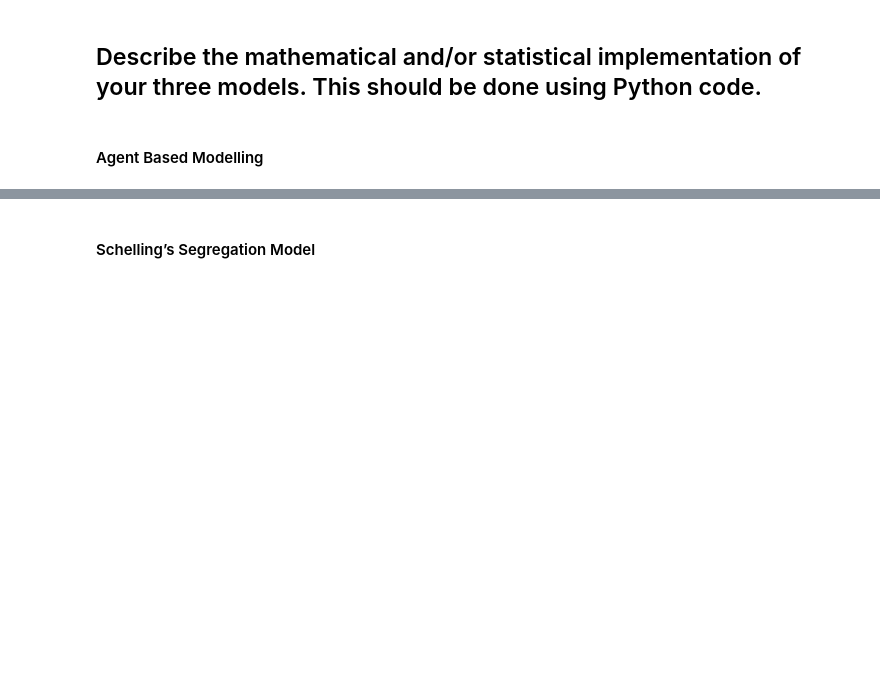
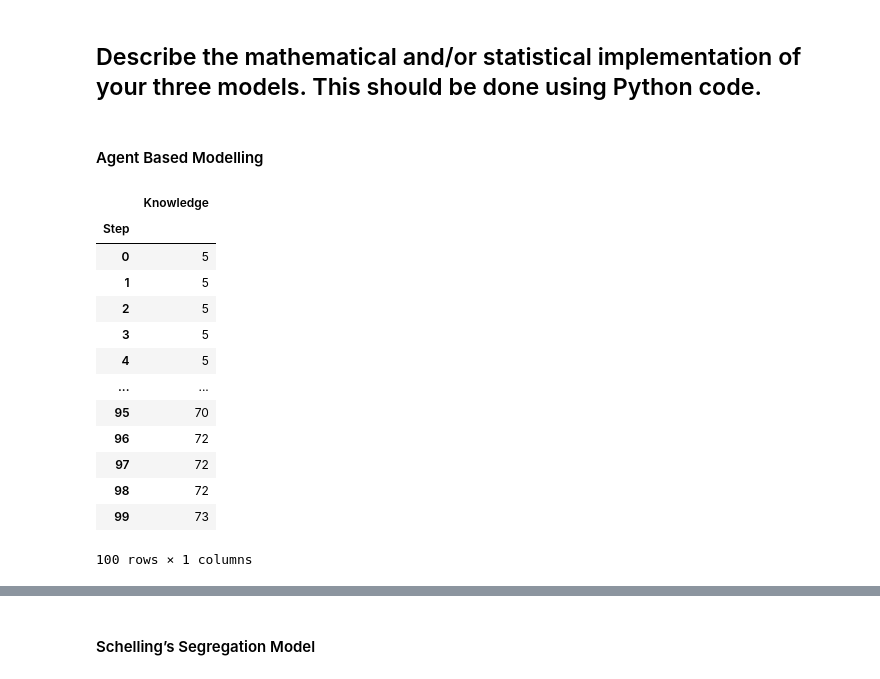
Before and after one commit to JordanBoulous/41189-assignment-template, a Jupyter notebook: 41189 Modelling Assignment.ipynb, the cells around one changed output, grey strips where cells are left out. Drawn from its saved outputs; the diff is of its cells as text; code cells hidden in the pictures; blank space fills up the shorter version.

```diff
--- a/41189 Modelling Assignment.ipynb
+++ b/41189 Modelling Assignment.ipynb
@@ -169,0 +212,59 @@ Similarly, the 'riot' action could be identified as wearing a mask. It is safe t
+# %%
+#let's define a function which is able to count, at each step, how many agents
+#are aware of the product.
+
+def compute_informed(model):
+    return  sum([1 for a in model.schedule.agents if a.knowledge == 1])
+
+#now let's define the model
+
+class News_Model(Model):
+    def __init__(self, N, width, height):
+        self.num_agents = N
+        self.grid = MultiGrid(width, height, True)
+        self.schedule = RandomActivation(self)
+        self.running = True
+
+        # Create agents
+        for i in range(self.num_agents):
+            a = Agent(i, self)
+            self.schedule.add(a)
+            x = self.random.randrange(self.grid.width)
+            y = self.random.randrange(self.grid.height)
+            self.grid.place_agent(a, (x, y))
+            l = [1,2,3,4,5]
+ #5 agents are aware of the product
+            if i in l: #only agents with id in the list are aware of the product
+                a.knowledge = 1
+
+        self.datacollector = DataCollector(
+            model_reporters = {"Tot informed": compute_informed},
+            agent_reporters={"Knowledge": "knowledge"})
+
+    def step(self):
+        self.datacollector.collect(self)
+        self.schedule.step()
+# %%
+'''Run the model '''
+model = News_Model(100, 50, 50)
+for i in range(100):
+    model.step()
+
+#let's inspect the results:
+out = model.datacollector.get_agent_vars_dataframe().groupby('Step').sum()
+out
+# %% [output]
+|  | Knowledge |
+| Step |  |
+| 0 | 5 |
+| 1 | 5 |
+| 2 | 5 |
+| 3 | 5 |
+| 4 | 5 |
+| ... | ... |
+| 95 | 70 |
+| 96 | 72 |
+| 97 | 72 |
+| 98 | 72 |
+| 99 | 73 |
+100 rows × 1 columns
```
Also changed, not shown: parts of 3 cells of this notebook, 1 other file.
